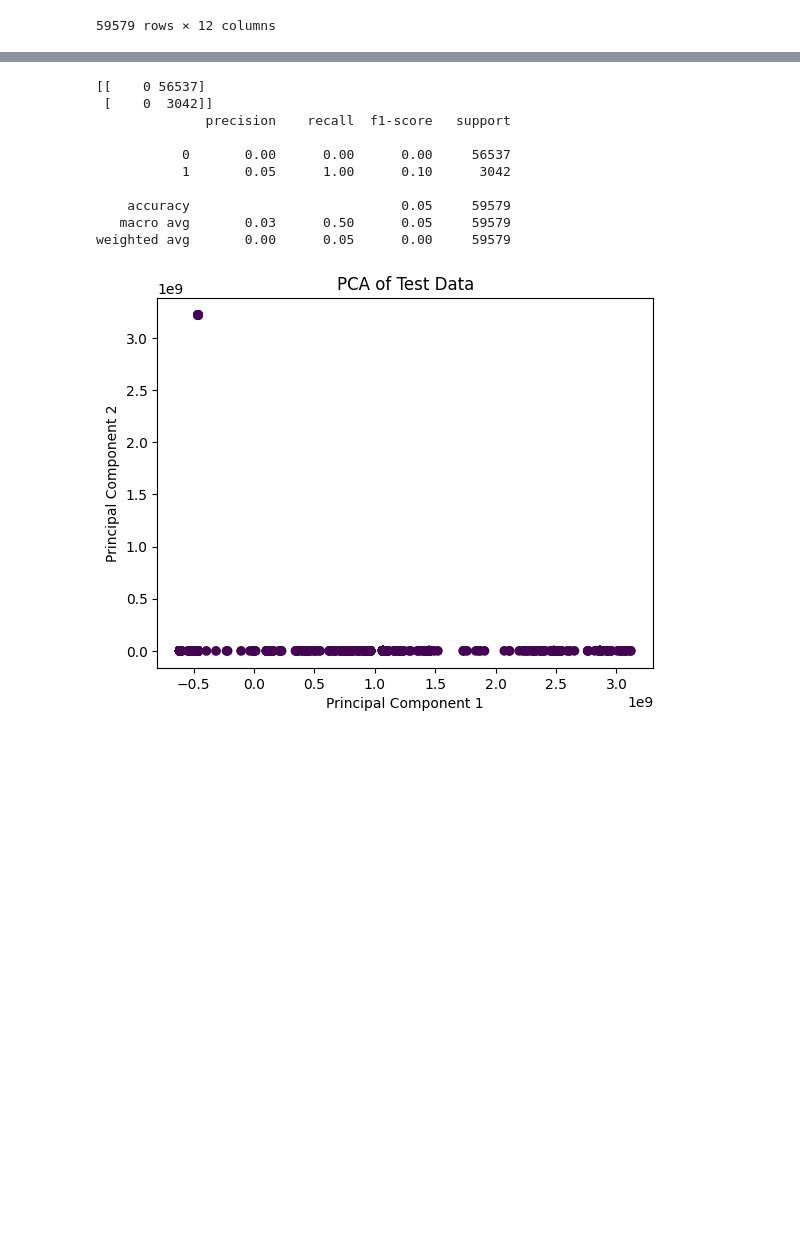
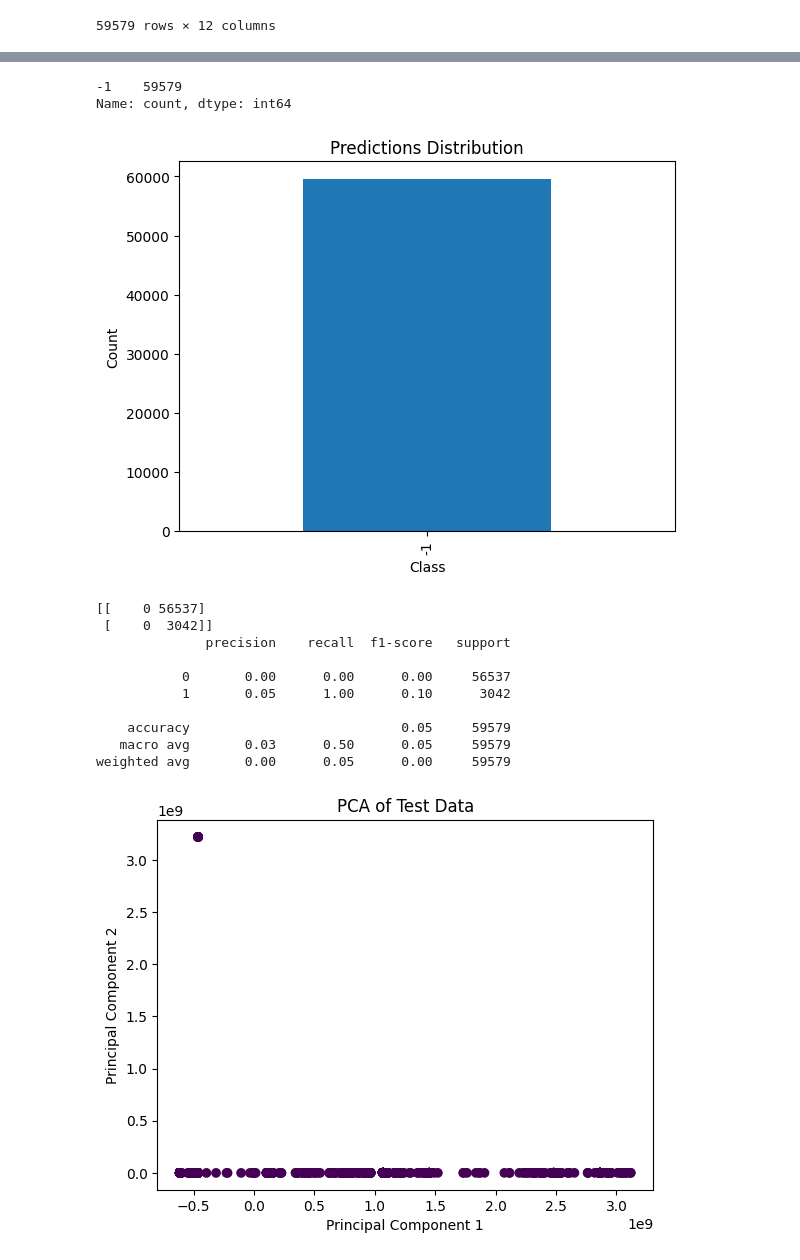
Before and after one commit to YuCheng1122/handson-ml3, a Jupyter notebook: Practice/SVMv1.ipynb, the cells around one changed output, grey strips where cells are left out. Saved outputs shown, nothing was run; the diff lists cells and outputs as text; code cells hidden in the pictures; blank space fills up the shorter version.

Commit message:
model

```diff
--- a/Practice/SVMv1.ipynb
+++ b/Practice/SVMv1.ipynb
@@ -509,0 +554,16 @@ combined_df
+# %%
+import pickle
+import pandas as pd
+
+# 載入模型
+with open('./oneclass_svm_model.pkl', 'rb') as file:
+    model = pickle.load(file)
+test_data = combined_df
+features = ['source_ip_encoded','destination_ip_encoded', 'signature', 'category']
+X_test = test_data[features]
+X_test
+
+# 檢查 test_data 的前幾行
+print(test_data.head())
+
+predictions = model.predict(X_test)
@@ -510,3 +588,32 @@ combined_df
+# %%
+import pandas as pd
+
+# 將預測結果轉換為 pandas Series 以方便統計
+predictions_series = pd.Series(predictions)
+
+# 計算每個類別的數量
+count = predictions_series.value_counts()
+
+# 顯示統計結果
+print(count)
+# %% [output]
+-1    59579
+Name: count, dtype: int64
+# %%
+import matplotlib.pyplot as plt
+
+# 繪製條形圖
+predictions_series.value_counts().plot(kind='bar')
+
+# 設置標題和標籤
+plt.title('Predictions Distribution')
+plt.xlabel('Class')
+plt.ylabel('Count')
+
+# 顯示圖表
+plt.show()
+# %% [output]
+[figure, added]
 # %%
 import pickle
 import pandas as pd
```
Also changed, not shown: parts of 12 cells of this notebook, 6 other files.
